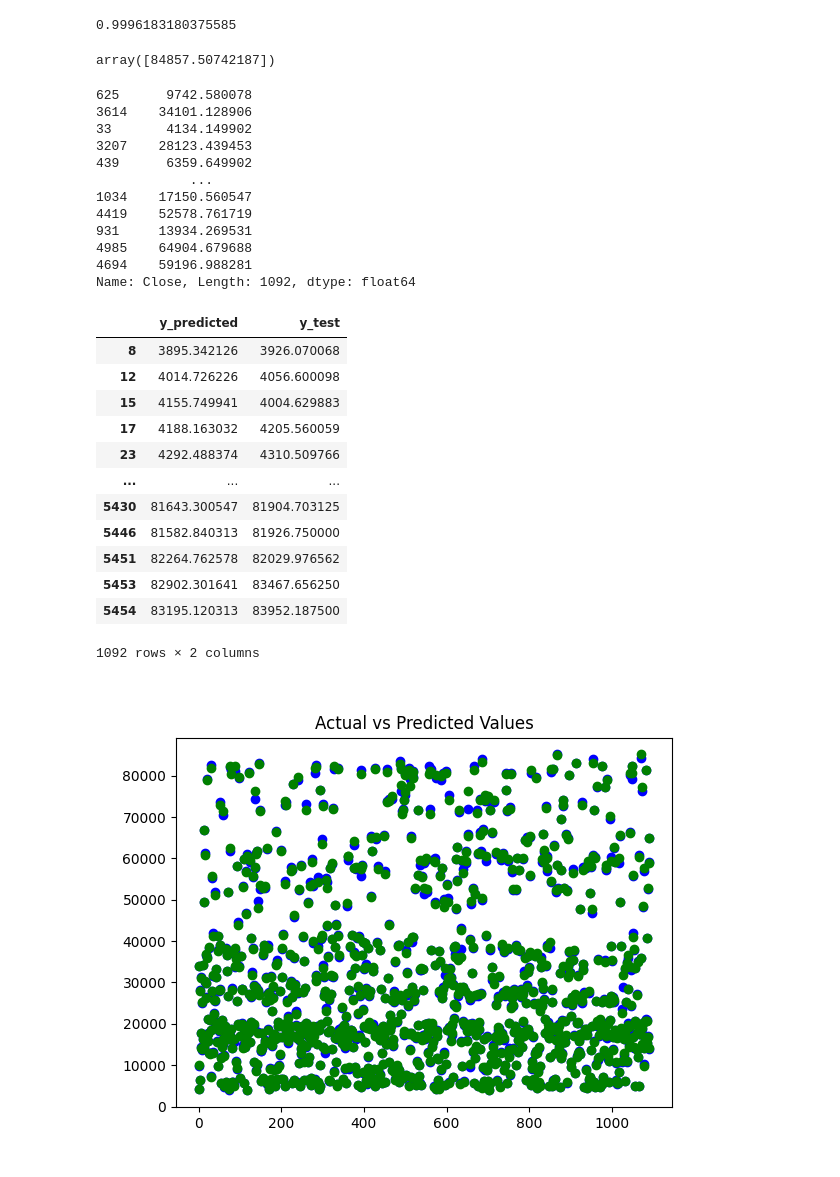
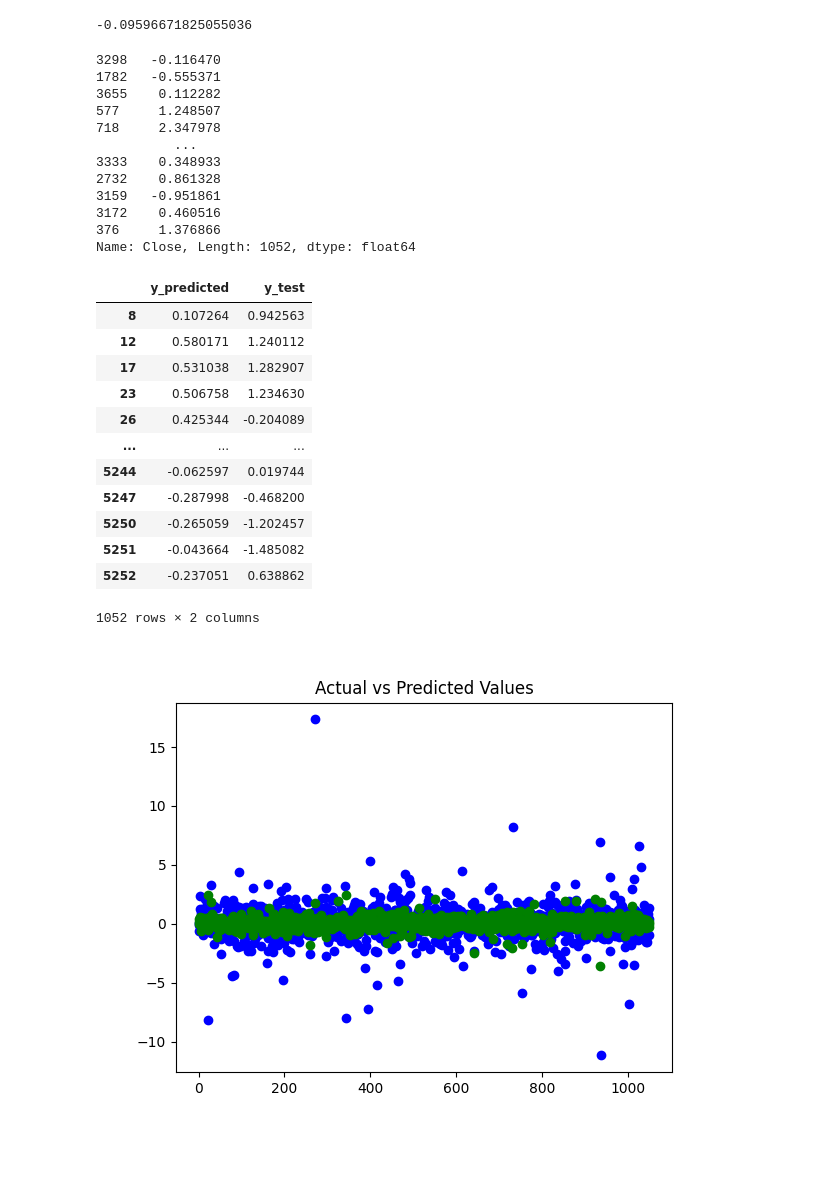
Before and after one commit to Ovaserashid/Stockmarketanalysis, a Jupyter notebook: Machine_Learning/regressor_model.ipynb, the cells around one changed output. Saved outputs shown, nothing was run; the diff lists cells and outputs as text; code cells hidden in the pictures.

```diff
--- a/Machine_Learning/regressor_model.ipynb
+++ b/Machine_Learning/regressor_model.ipynb
@@ -24,6 +24,6 @@ data
 # %%
 features = data.drop(columns=['Close'])
-target = data['Close']
+close_prices = data['Close']
 features
 # %% [output]
 |  | Volume | EMA9 | EMA20 | EMA50 | EMA100 | EMA200 | EMA500 | MACD | RSI |
@@ -48,7 +42,7 @@ test_input
 # %%
-target_adjusted = target.shift(-1)
-target_adjusted = target_adjusted.dropna()
-target_adjusted
+close_price_next = close_prices.shift(-1)
+close_price_next = close_price_next.dropna()
+close_price_next
 # %% [output]
 0        3815.310059
 1        3832.500000
@@ -82,3 +76,5 @@ features_adjusted
 # %%
-data
+close_prices_adjusted = close_prices.iloc[:-1]
+target = ((close_price_next - close_prices_adjusted) / close_prices_adjusted)*100
+target
 # %% [output]
@@ -116,6 +111,6 @@ df_adjusted
 # %%
 np.random.seed(42)
-X_train, X_test, y_train, y_test = train_test_split(features_adjusted, target_adjusted, test_size=0.2)
+X_train, X_test, y_train, y_test = train_test_split(features_adjusted, target, test_size=0.2)
 # %%
 from sklearn.preprocessing import StandardScaler
 Xscaler = StandardScaler()
@@ -161,28 +156,22 @@ model_regressor.fit(X_train_scaled, y_train)
 predictions = model_regressor.predict(X_test_scaled)
 model_regressor.score(X_test_scaled, y_test)
 # %% [output]
-0.9996183180375585
+-0.09596671825055036
-# %%
-new_input_scaled = Xscaler.transform(test_input)
-new_pred = model_regressor.predict(new_input_scaled)
-new_pred
-# %% [output]
-array([84857.50742187])
 # %%
 y_test
 # %% [output]
-625      9742.580078
-3614    34101.128906
-33       4134.149902
-3207    28123.439453
-439      6359.649902
-            ...
-1034    17150.560547
-4419    52578.761719
-931     13934.269531
-4985    64904.679688
-4694    59196.988281
-Name: Close, Length: 1092, dtype: float64
+3298   -0.116470
+1782   -0.555371
+3655    0.112282
+577     1.248507
+718     2.347978
+          ...
+3333    0.348933
+2732    0.861328
+3159   -0.951861
+3172    0.460516
+376     1.376866
+Name: Close, Length: 1052, dtype: float64
 # %%
 y_test_series = pd.Series(y_test, index=X_test.index)
 pred_series   = pd.Series(predictions, index=X_test.index)
@@ -191,24 +180,25 @@ df2['y_test'] = y_test_series
 df2.sort_index()
 # %% [output]
 |  | y_predicted | y_test |
-| 8 | 3895.342126 | 3926.070068 |
-| 12 | 4014.726226 | 4056.600098 |
-| 15 | 4155.749941 | 4004.629883 |
-| 17 | 4188.163032 | 4205.560059 |
-| 23 | 4292.488374 | 4310.509766 |
+| 8 | 0.107264 | 0.942563 |
+| 12 | 0.580171 | 1.240112 |
+| 17 | 0.531038 | 1.282907 |
+| 23 | 0.506758 | 1.234630 |
+| 26 | 0.425344 | -0.204089 |
 | ... | ... | ... |
-| 5430 | 81643.300547 | 81904.703125 |
-| 5446 | 81582.840313 | 81926.750000 |
-| 5451 | 82264.762578 | 82029.976562 |
-| 5453 | 82902.301641 | 83467.656250 |
-| 5454 | 83195.120313 | 83952.187500 |
+| 5244 | -0.062597 | 0.019744 |
+| 5247 | -0.287998 | -0.468200 |
+| 5250 | -0.265059 | -1.202457 |
+| 5251 | -0.043664 | -1.485082 |
+| 5252 | -0.237051 | 0.638862 |
-1092 rows × 2 columns
+1052 rows × 2 columns
 # %%
 %matplotlib widget
 import matplotlib.pyplot as plt
+plt.clf()
 plt.scatter(range(len(y_test)), y_test, color='Blue', label='Actual')
 plt.scatter(range(len(predictions)), predictions, color='Green', label='Predicted')
 plt.title('Actual vs Predicted Values')
 plt.show()
 # %% [output]
-[figure, old version]
+[figure, new version]
```
Also changed, not shown: parts of 9 cells of this notebook, 3 other files.
